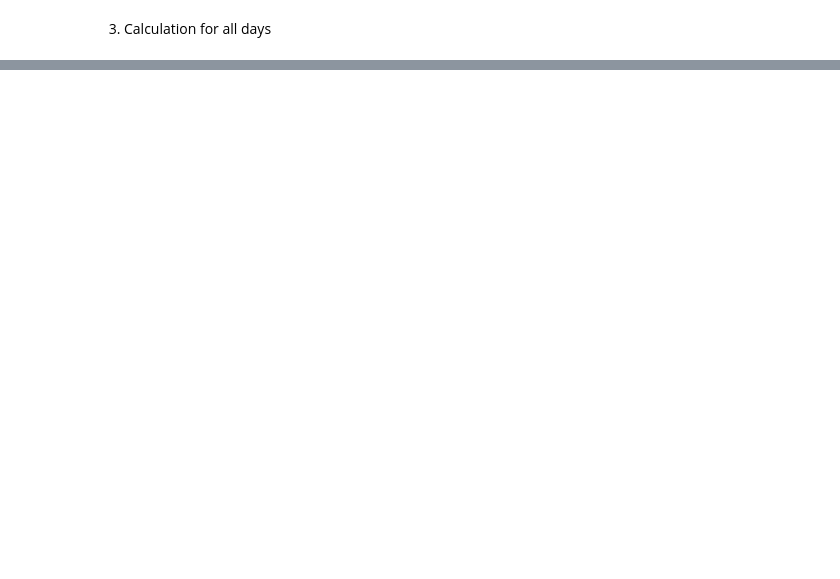
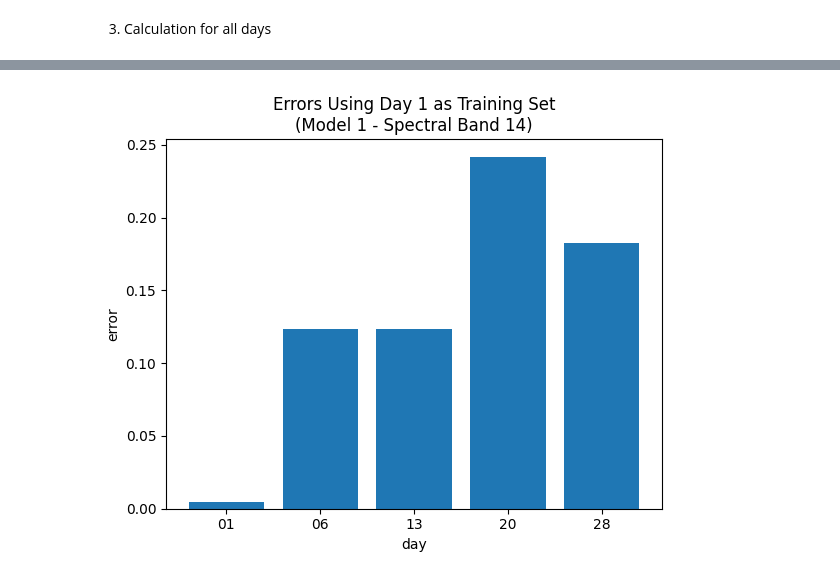
Before and after one commit to KeremOzemre/Salami, a Jupyter notebook: salami_exercise.ipynb, the cells around one changed output, grey strips where cells are left out. Saved outputs shown, nothing was run; the diff lists cells and outputs as text; code cells hidden in the pictures; blank space fills up the shorter version.

```diff
--- a/salami_exercise.ipynb
+++ b/salami_exercise.ipynb
@@ -133,0 +186,8 @@ loading all data
+# %%
+plt.bar(days, errors_model_1)
+plt.title(f"Errors Using Day 1 as Training Set\n(Model 1 - Spectral Band 14)")
+plt.xlabel("day")
+plt.ylabel("error")
+plt.show()
+# %% [output]
+[figure, added]
```
Also changed, not shown: parts of 8 cells of this notebook.
